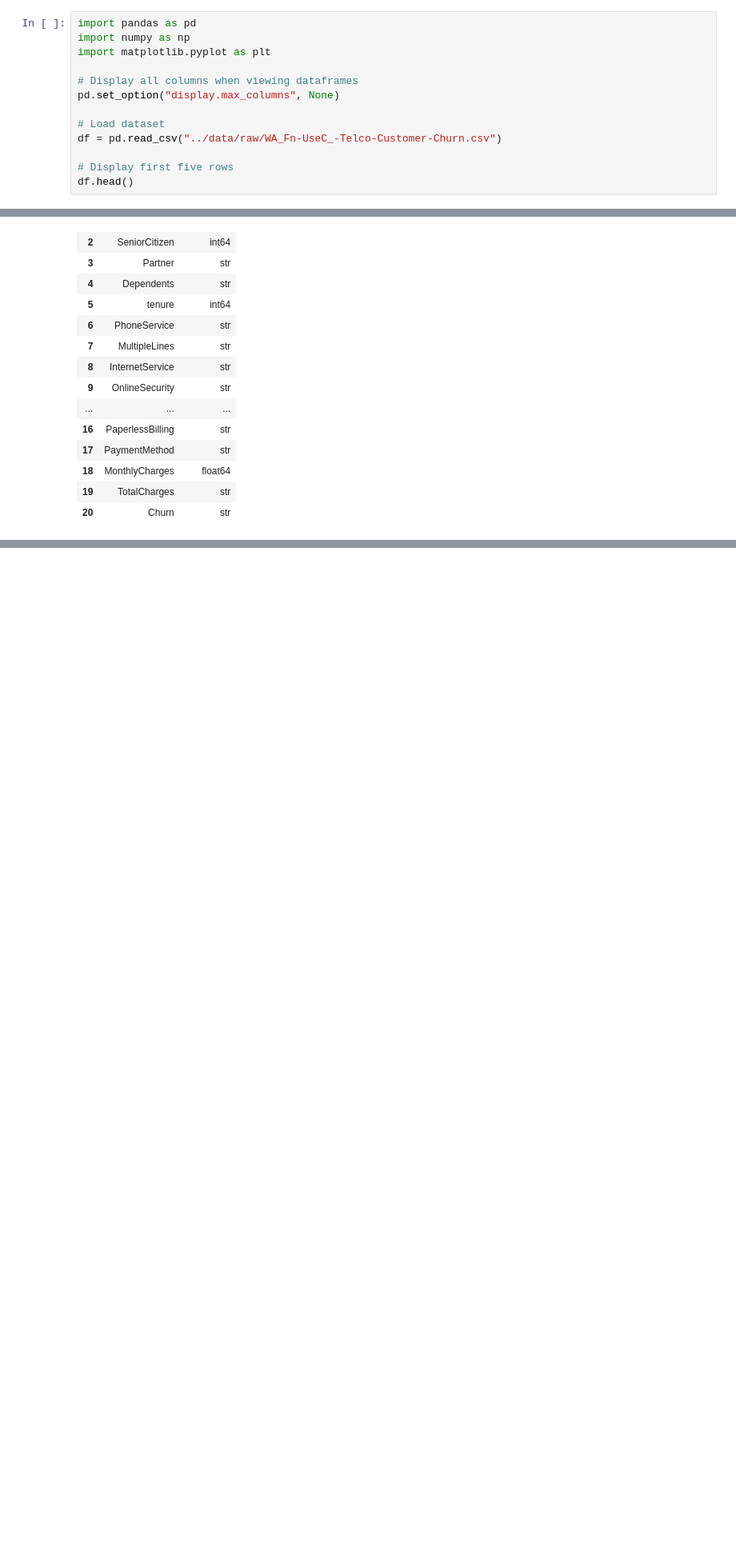
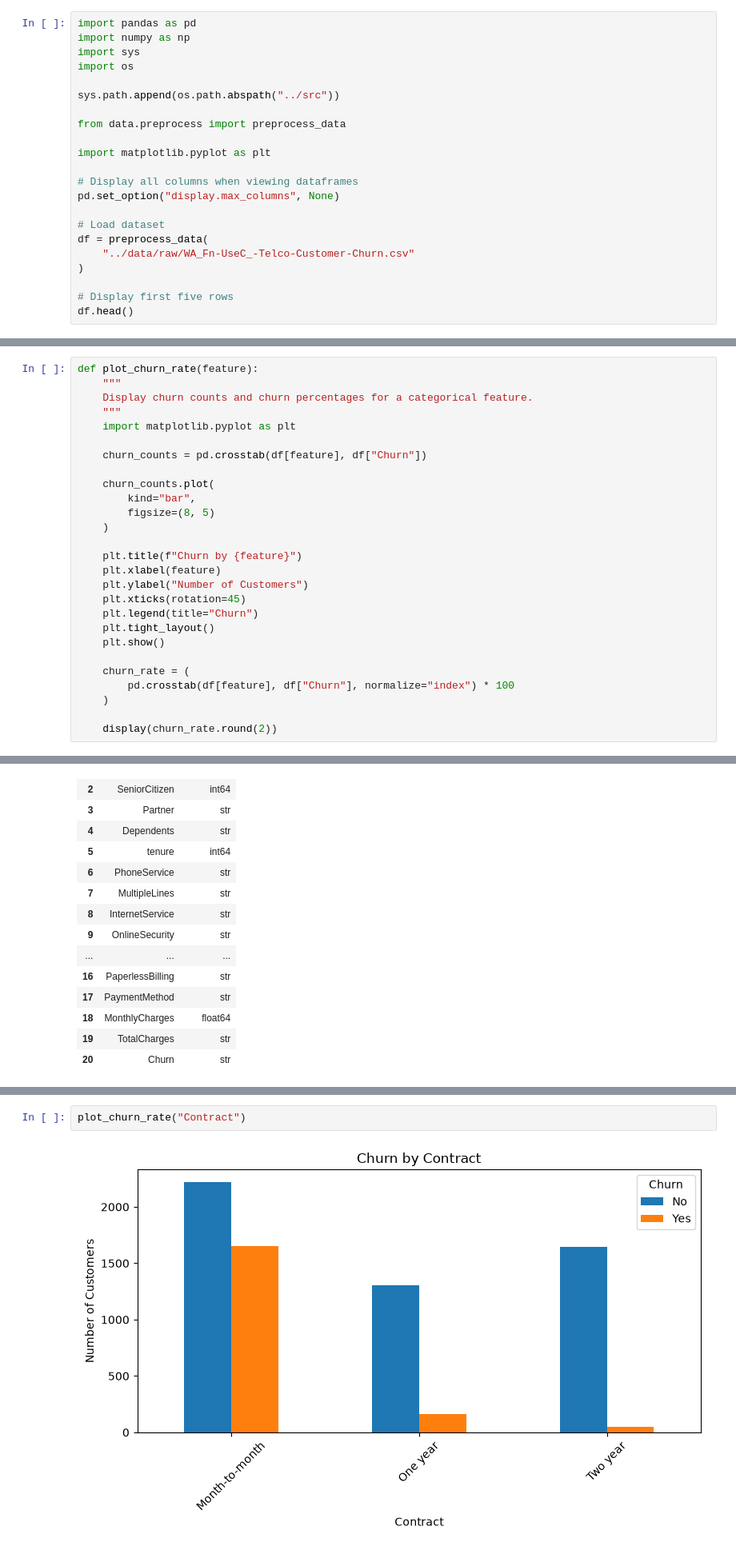
Before and after one commit to JonoKatz/customer-churn-platform, a Jupyter notebook: notebooks/01_data_exploration.ipynb, the cells around one changed output, grey strips where cells are left out. Shown at 80% size. Saved outputs shown, nothing was run; the diff lists cells and outputs as text; blank space fills up the shorter version.

```diff
--- a/notebooks/01_data_exploration.ipynb
+++ b/notebooks/01_data_exploration.ipynb
@@ -9,13 +9,22 @@ The objective of this notebook is to explore the IBM Telco Customer Churn datase
 # %%
 import pandas as pd
 import numpy as np
+import sys
+import os
+
+sys.path.append(os.path.abspath("../src"))
+
+from data.preprocess import preprocess_data
+
 import matplotlib.pyplot as plt
 
 # Display all columns when viewing dataframes
 pd.set_option("display.max_columns", None)
 
 # Load dataset
-df = pd.read_csv("../data/raw/WA_Fn-UseC_-Telco-Customer-Churn.csv")
+df = preprocess_data(
+    "../data/raw/WA_Fn-UseC_-Telco-Customer-Churn.csv"
+)
 
 # Display first five rows
 df.head()
@@ -26,6 +35,33 @@ df.head()
 | 2 | 3668-QPYBK | Male | 0 | No | No | 2 | Yes | No | ... |
 | 3 | 7795-CFOCW | Male | 0 | No | No | 45 | No | No phone service | ... |
 | 4 | 9237-HQITU | Female | 0 | No | No | 2 | Yes | No | ... |
+# %%
+def plot_churn_rate(feature):
+    """
+    Display churn counts and churn percentages for a categorical feature.
+    """
+    import matplotlib.pyplot as plt
+
+    churn_counts = pd.crosstab(df[feature], df["Churn"])
+
+    churn_counts.plot(
+        kind="bar",
+        figsize=(8, 5)
+    )
+
+    plt.title(f"Churn by {feature}")
+    plt.xlabel(feature)
+    plt.ylabel("Number of Customers")
+    plt.xticks(rotation=45)
+    plt.legend(title="Churn")
+    plt.tight_layout()
+    plt.show()
+
+    churn_rate = (
+        pd.crosstab(df[feature], df["Churn"], normalize="index") * 100
+    )
+
+    display(churn_rate.round(2))
 # %% [markdown]
 ## Dataset Overview
 
@@ -197,0 +351,4 @@ dtype_summary
+# %%
+plot_churn_rate("Contract")
+# %% [output]
+[figure, added]
```
Also changed, not shown: parts of 45 cells of this notebook, 5 other files.
